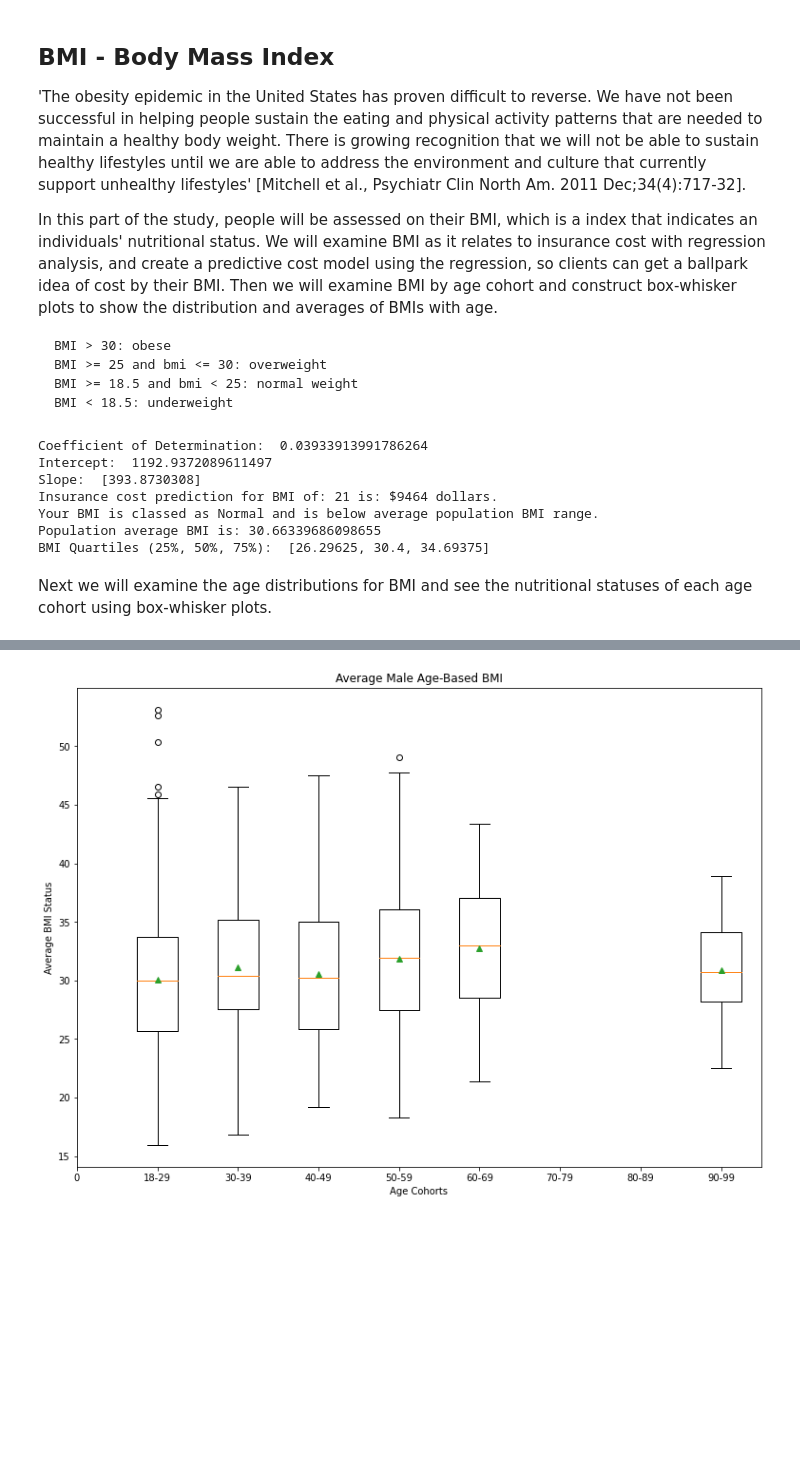
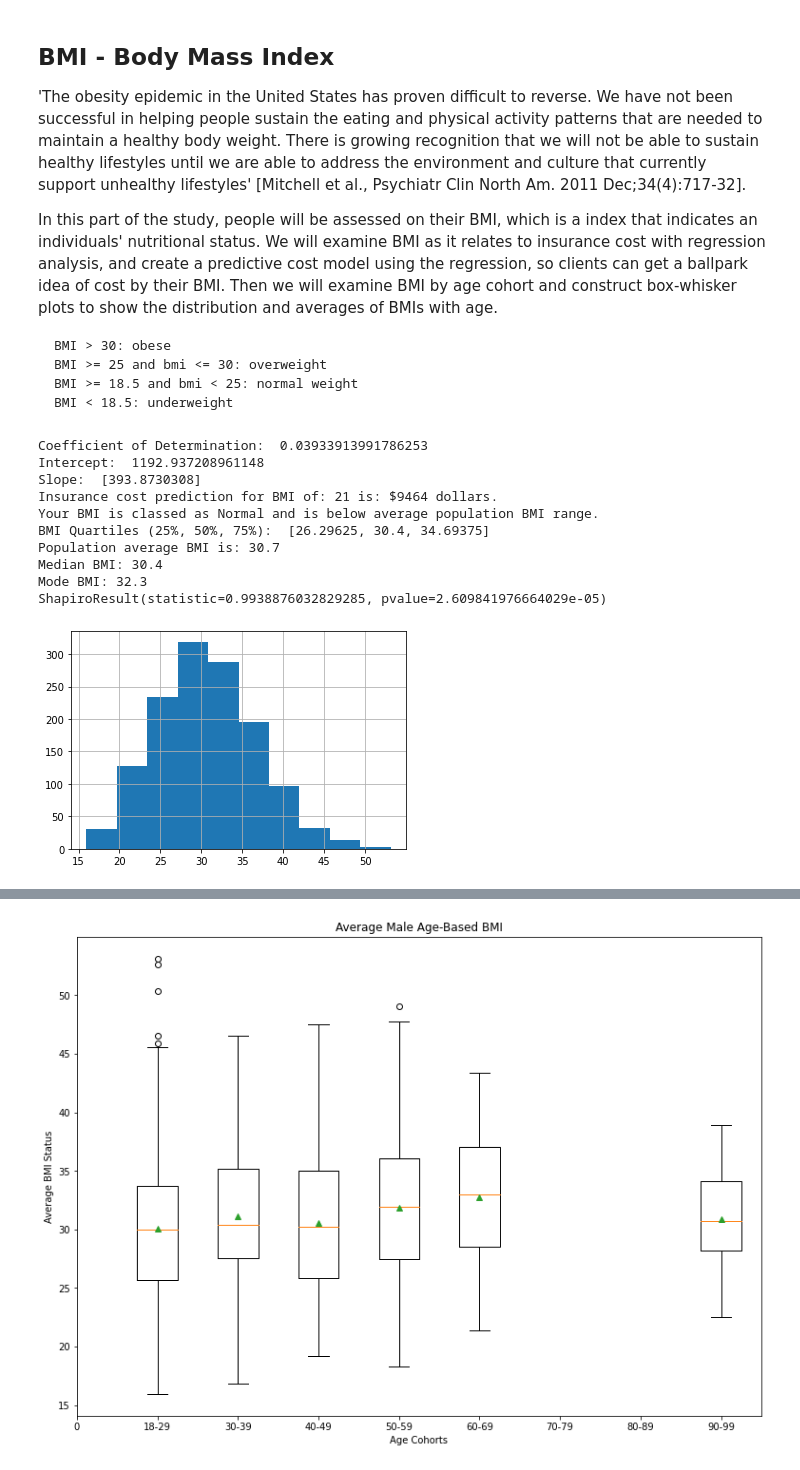
Before and after one commit to lord-proton/Med_Insurance, a Jupyter notebook: python-portfolio-project-starter-files/us-medical-insurance-costs.ipynb, the cells around one changed output, grey strips where cells are left out. Saved outputs shown, nothing was run; the diff lists cells and outputs as text; code cells hidden in the pictures; blank space fills up the shorter version.

```diff
--- a/python-portfolio-project-starter-files/us-medical-insurance-costs.ipynb
+++ b/python-portfolio-project-starter-files/us-medical-insurance-costs.ipynb
@@ -312,6 +314,8 @@ import statistics as stats
 import numpy as np
 from sklearn.linear_model import LinearRegression
 from matplotlib import pyplot
+import pandas as pd
+from scipy.stats import shapiro
 
 def bmi_nutritional_status(bmi_value):
     ins_db = insurance_database()
@@ -338,42 +342,49 @@ def bmi_nutritional_status(bmi_value):
     if bmi_new >= 30:
         status = "Obese"
     elif bmi_new >= 25 and bmi_new < 30:
         status = "Overweight"
     elif bmi_new >= 18.5 and bmi_new < 25:
         status = "Normal"
     else:
         status = "Underweight"
 
-    average_bmi = stats.mean(client_bmi)
+    bmi_data = pd.Series(client_bmi)
+    bmi_data.hist()
+
+
+    average_bmi = round(stats.mean(client_bmi), 1)
+    mode_bmi = round(stats.mode(client_bmi), 1)
+    median_bmi = round(stats.median(client_bmi), 1)
     bmi_quartiles = stats.quantiles(client_bmi, n=4, method='inclusive')
-    std_bmi = stats.pstdev(client_bmi, mu=None)
+    std_bmi = round(stats.pstdev(client_bmi, mu=None), 2)
     low_range = average_bmi - std_bmi
     high_range = average_bmi + std_bmi
 
     if bmi_value >= high_range:
         bmi_comp = "above average population BMI range"
     elif bmi_value >= low_range and bmi_value < high_range:
         bmi_comp = "within average population BMI range"
     else:
         bmi_comp = "below average population BMI range"
 
-
     print("Insurance cost prediction for BMI of: {b} is: ${c} dollars.".format(b=bmi_value, c=cost_new))
     print("Your BMI is classed as {s} and is {b}.".format(s=status, b=bmi_comp ))
+    print("BMI Quartiles (25%, 50%, 75%): ", bmi_quartiles)
     print("Population average BMI is: {a}".format(a=average_bmi))
-    print("BMI Quartiles (25%, 50%, 75%): ", bmi_quartiles)
-
-
-
+    print("Median BMI: {m}".format(m=median_bmi))
+    print("Mode BMI: {o}".format(o=mode_bmi))
+    print(shapiro(client_bmi))
 
 bmi_nutritional_status(21)
 # %% [output]
-Coefficient of Determination:  0.03933913991786264
-Intercept:  1192.9372089611497
+Coefficient of Determination:  0.03933913991786253
+Intercept:  1192.937208961148
 Slope:  [393.8730308]
 Insurance cost prediction for BMI of: 21 is: $9464 dollars.
 Your BMI is classed as Normal and is below average population BMI range.
-Population average BMI is: 30.66339686098655
 BMI Quartiles (25%, 50%, 75%):  [26.29625, 30.4, 34.69375]
+Population average BMI is: 30.7
+Median BMI: 30.4
+Mode BMI: 32.3
+ShapiroResult(statistic=0.9938876032829285, pvalue=2.609841976664029e-05)
+[figure, added]
-# %% [markdown]
-Next we will examine the age distributions for BMI and see the nutritional statuses of each age cohort using box-whisker plots.
```
Also changed, not shown: parts of 8 cells of this notebook.
